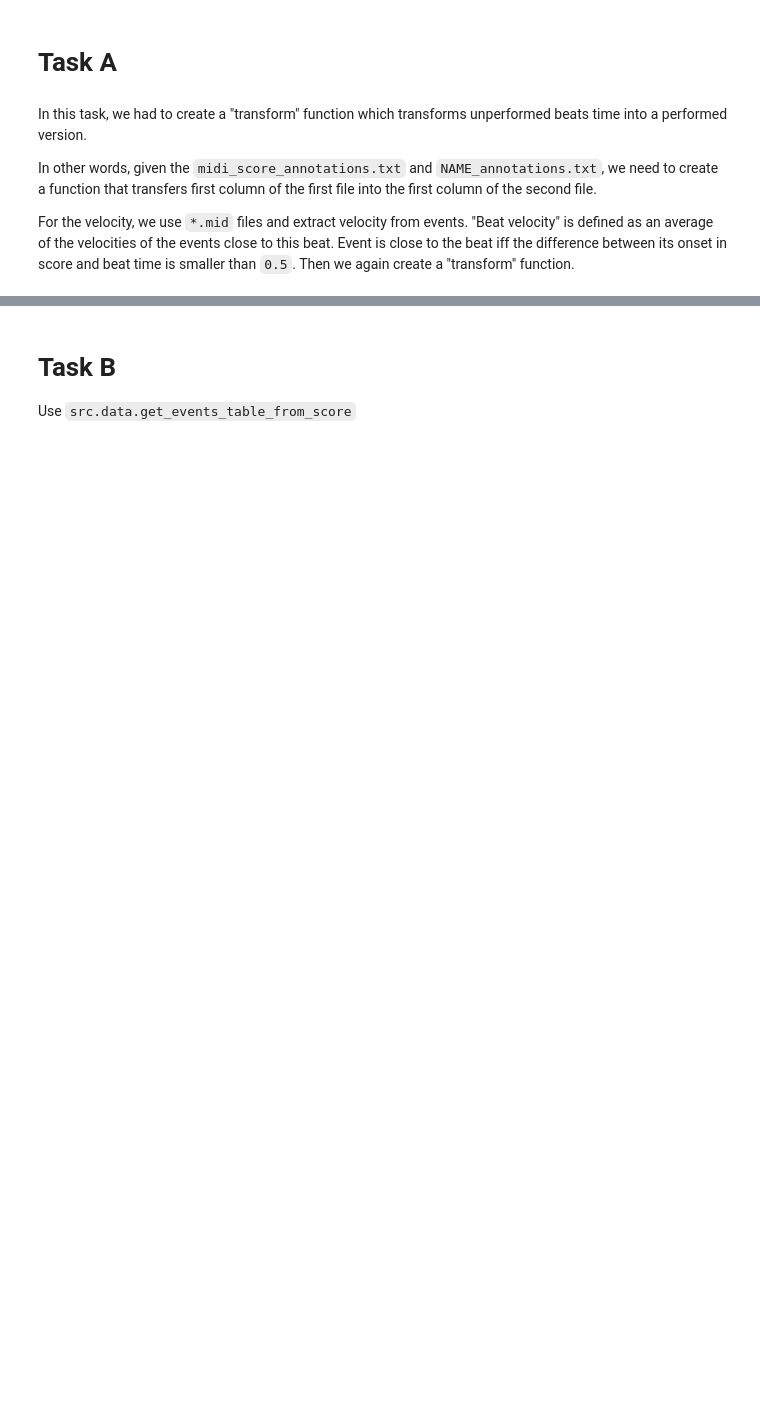
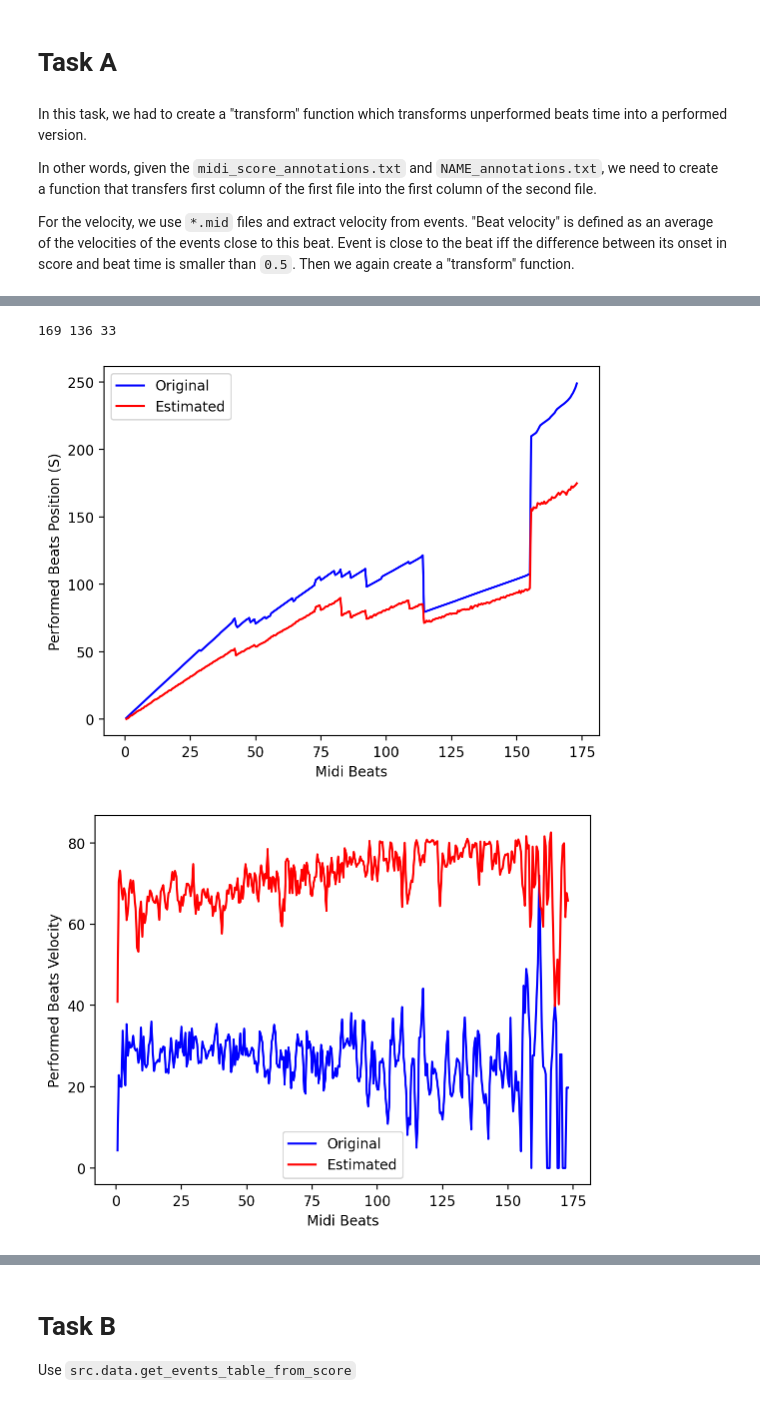
Before and after one commit to TalosSources/digital_musicology_homework_1, a Jupyter notebook: experiments.ipynb, the cells around one changed output, grey strips where cells are left out. Drawn from its saved outputs; the diff is of its cells as text; code cells hidden in the pictures; blank space fills up the shorter version.

Commit message:
Add linreg estimator, train\test split

```diff
--- a/experiments.ipynb
+++ b/experiments.ipynb
@@ -21,12 +28,23 @@ df.head(2)
 # %%
 # for the first time might take up to 7 min because of velocity
-midi_beats_list, velocity_beats_list, performance_beats_list, perf_velocity_beats_list = get_midi_performance_pairs(df, json_data)
+beats_list_dict = get_midi_performance_pairs(df, json_data)
 # %%
-performance_beats_estimated_list = []
-velocity_beats_estimated_list = []
-for midi_beats, velocity_beats in zip(midi_beats_list, velocity_beats_list):
-    performance_beats_estimated = random_estimator(midi_beats)
-    velocity_beats_estimated = random_velocity_estimator(velocity_beats)
-    performance_beats_estimated_list.append(performance_beats_estimated)
-    velocity_beats_estimated_list.append(velocity_beats_estimated)
+train_beats_list_dict, test_beats_list_dict = train_test_split(beats_list_dict, test_size=0.2)
+# %% [output]
+169 136 33
+# %%
+# random estimate
+performance_beats_estimated_list, velocity_beats_estimated_list = get_estimator_predictions(train_beats_list_dict,
+                                                                                            test_beats_list_dict,
+                                                                                            estimator_type="random")
+
+midi_beats_list = test_beats_list_dict["midi_beats_list"]
+performance_beats_list = test_beats_list_dict["performance_beats_list"]
+perf_velocity_beats_list = test_beats_list_dict["perf_velocity_beats_list"]
+
+plot_average_transfer_function(midi_beats_list, performance_beats_list, performance_beats_estimated_list, performance_type="time")
+plot_average_transfer_function(midi_beats_list, perf_velocity_beats_list, velocity_beats_estimated_list, performance_type="velocity")
+# %% [output]
+[figure, added]
+[figure, added]
 # %%
```
Also changed, not shown: parts of 3 cells of this notebook, 5 other files.
